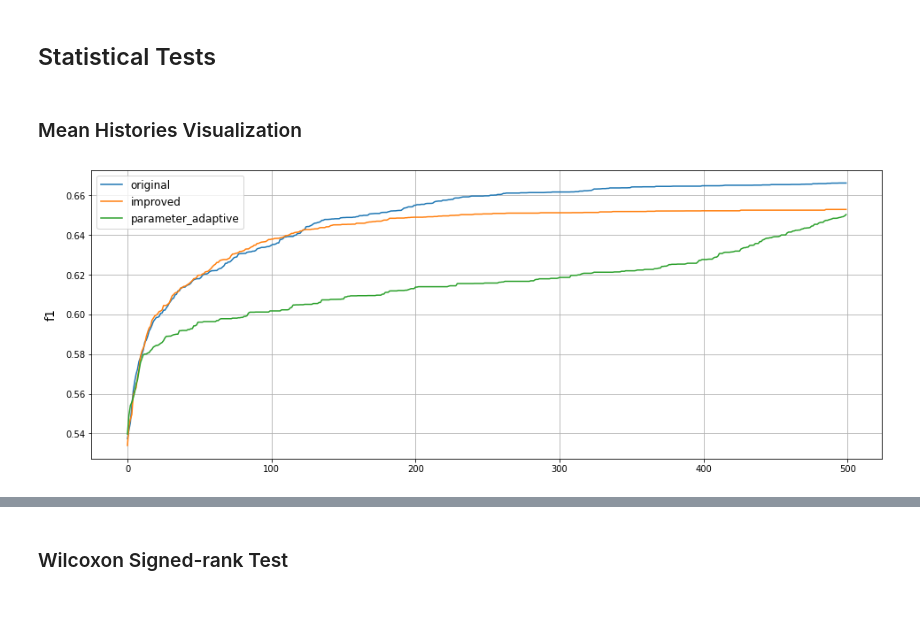
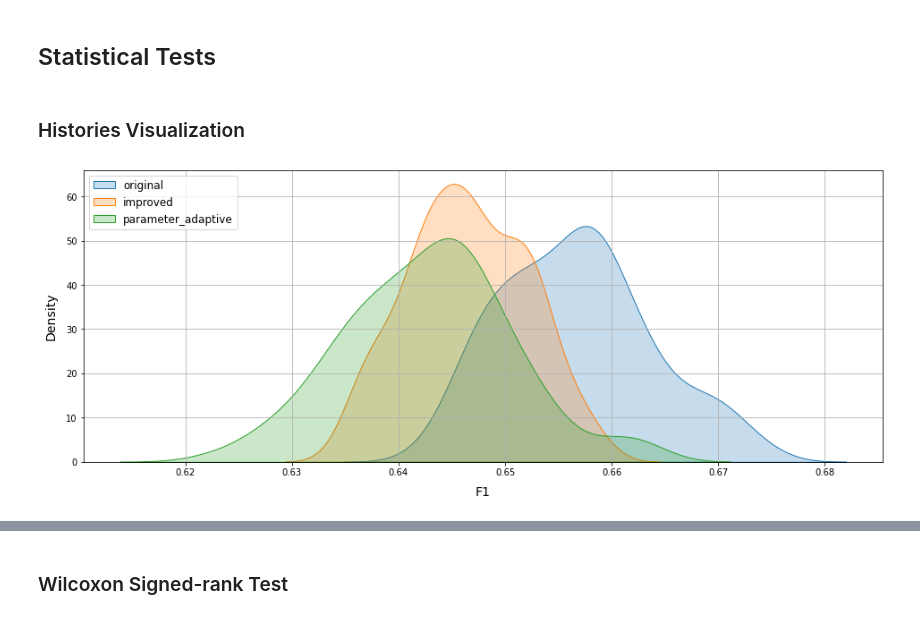
Before and after one commit to luizmanke/harmony-search-pattern-re, a Jupyter notebook: main.ipynb, the cells around one changed output, grey strips where cells are left out. Cells and saved outputs as stored; diff of their text form; code cells hidden in the pictures.

```diff
--- a/main.ipynb
+++ b/main.ipynb
@@ -192,5 +201,11 @@ parameter_adaptive_hs.evaluate(features_test, labels_test)
 # %% [markdown]
 ## Statistical Tests
+# %%
+original_hs = load("original_hs")
+# %%
+improved_hs = load("improved_hs")
+# %%
+parameter_adaptive_hs = load("parameter_adaptive_hs")
 # %% [markdown]
-### Mean Histories Visualization
+### Histories Visualization
 # %%
@@ -222,10 +213,10 @@ for key, history in fitness_dict.items():
-# %%
-plt.figure(figsize=(16, 6))
-for key, values in mean_fitness_dict.items():
-    plt.plot(values, label=key)
-plt.legend(loc="upper left", prop={"size": 12})
-plt.ylabel("f1", size=14, labelpad=10)
-plt.grid(True)
-plt.show()
-# %% [output]
-[figure, removed]
+# %%
+histories = {
+    "original": original_hs.histories,
+    "improved": improved_hs.histories,
+    "parameter_adaptive": parameter_adaptive_hs.histories
+}
+# %%
+histograms.plot(histories)
+# %% [output]
+[figure, added]
```
Also changed, not shown: parts of 41 cells of this notebook, 1 other file.
